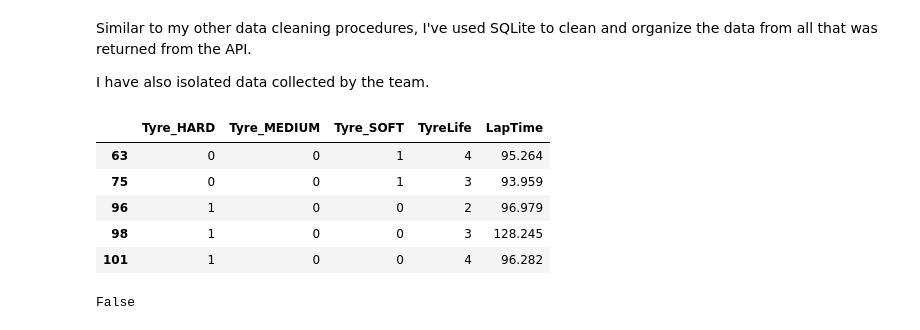
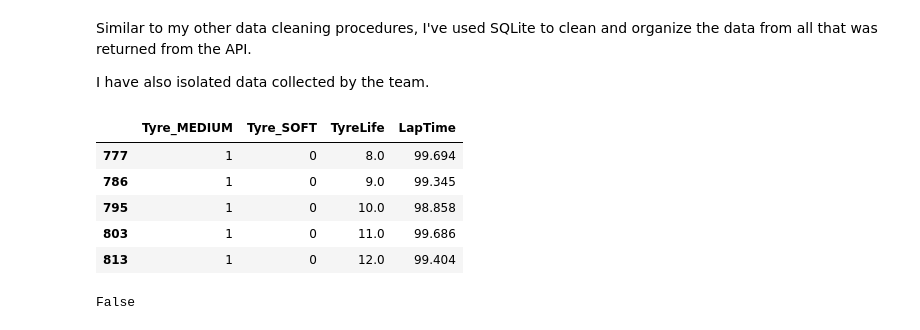
Before and after one commit to andrewdefante/andrew_repo, a Jupyter notebook: f1_pred/pred/Lap Time Predictor.ipynb, the cells around one changed output. Saved outputs shown, nothing was run; the diff lists cells and outputs as text; code cells hidden in the pictures.

```diff
--- a/f1_pred/pred/Lap Time Predictor.ipynb
+++ b/f1_pred/pred/Lap Time Predictor.ipynb
@@ -26,22 +30,28 @@ Similar to my other data cleaning procedures, I've used SQLite to clean and orga
 I have also isolated data collected by the team.
 # %%
 # load all practice sessions from bahrain-21 ++ np times removed
-df = pd.read_csv('bahrain_21_all_p.csv')
+df = pd.read_csv('gp_2021_lap_sector_times_deltas.csv')
 # data specific to team
 df = df[df["Team"] == 'Williams']
+df = df[df["gp"] == 'Bahrain Grand Prix']
+df = df[df["session"] == 'FP2']
+df = df[df['track_clear'] == 'yes']
+df = df[df['LapNumber'] > 12]
+df = df[df.PitInTime.isnull()]
+df = df[df.PitOutTime.isnull()]
 # %%
 # isolate columns to be used for model
 df = df[["Tyre","TyreLife","LapTime"]]
 df = pd.get_dummies(df, columns=["Tyre"])
-df = df[["Tyre_HARD", "Tyre_MEDIUM", "Tyre_SOFT", "TyreLife","LapTime"]]
+df = df[[ "Tyre_MEDIUM", "Tyre_SOFT", "TyreLife","LapTime"]]
 df.head()
 # %% [output]
-|  | Tyre_HARD | Tyre_MEDIUM | Tyre_SOFT | TyreLife | LapTime |
-| 63 | 0 | 0 | 1 | 4 | 95.264 |
-| 75 | 0 | 0 | 1 | 3 | 93.959 |
-| 96 | 1 | 0 | 0 | 2 | 96.979 |
-| 98 | 1 | 0 | 0 | 3 | 128.245 |
-| 101 | 1 | 0 | 0 | 4 | 96.282 |
+|  | Tyre_MEDIUM | Tyre_SOFT | TyreLife | LapTime |
+| 777 | 1 | 0 | 8.0 | 99.694 |
+| 786 | 1 | 0 | 9.0 | 99.345 |
+| 795 | 1 | 0 | 10.0 | 98.858 |
+| 803 | 1 | 0 | 11.0 | 99.686 |
+| 813 | 1 | 0 | 12.0 | 99.404 |
 # %%
 # check if any null values present
 df.isnull().values.any()
```
Also changed, not shown: parts of 56 cells of this notebook.
